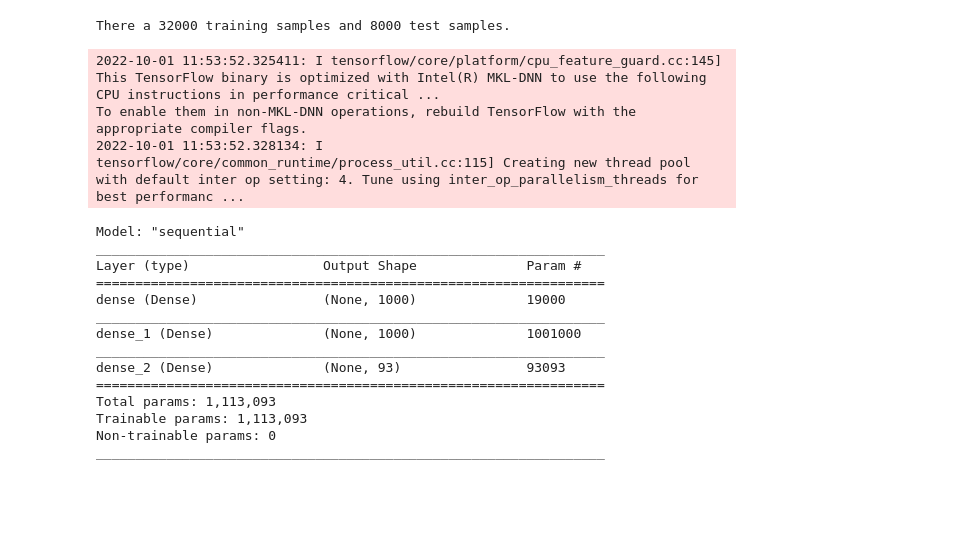
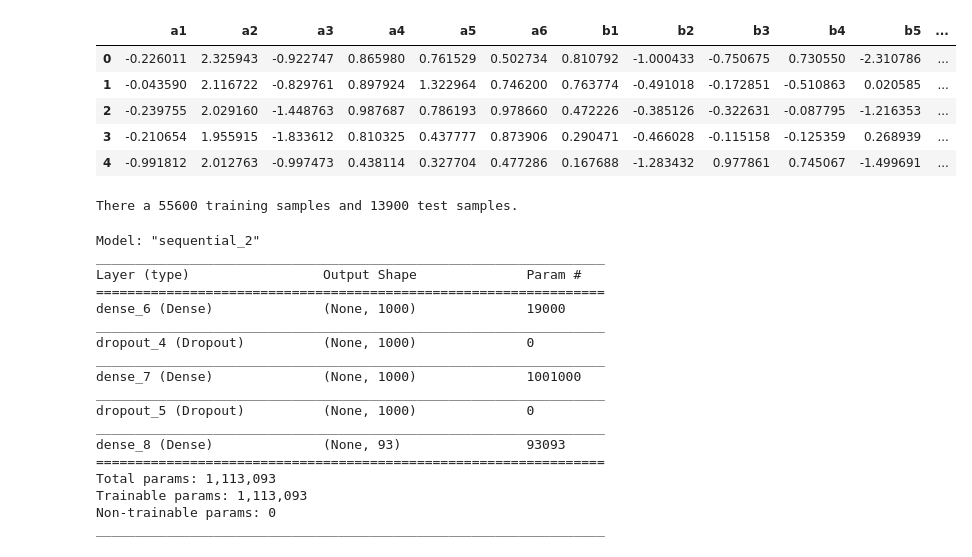
Before and after one commit to linus-md/REU, a Jupyter notebook: neural_count.ipynb, the cells around one changed output. Saved outputs shown, nothing was run; the diff lists cells and outputs as text; code cells hidden in the pictures; blank space fills up the shorter version.

```diff
--- a/neural_count.ipynb
+++ b/neural_count.ipynb
@@ -8,45 +11,60 @@ import numpy as np
 # %%
 # Import Data (Insert your path here)
 path = '/Users/las/Documents/GitHub/REU/data_v1.csv'
 df = pd.read_csv(path)
+df[df.no % 2==1] = df[df.no % 2==1] + 1
+df.head()
+# %% [output]
+|  | a1 | a2 | a3 | a4 | a5 | a6 | b1 | b2 | b3 | b4 | b5 | ... |
+| 0 | -0.226011 | 2.325943 | -0.922747 | 0.865980 | 0.761529 | 0.502734 | 0.810792 | -1.000433 | -0.750675 | 0.730550 | -2.310786 | ... |
+| 1 | -0.043590 | 2.116722 | -0.829761 | 0.897924 | 1.322964 | 0.746200 | 0.763774 | -0.491018 | -0.172851 | -0.510863 | 0.020585 | ... |
+| 2 | -0.239755 | 2.029160 | -1.448763 | 0.987687 | 0.786193 | 0.978660 | 0.472226 | -0.385126 | -0.322631 | -0.087795 | -1.216353 | ... |
+| 3 | -0.210654 | 1.955915 | -1.833612 | 0.810325 | 0.437777 | 0.873906 | 0.290471 | -0.466028 | -0.115158 | -0.125359 | 0.268939 | ... |
+| 4 | -0.991812 | 2.012763 | -0.997473 | 0.438114 | 0.327704 | 0.477286 | 0.167688 | -1.283432 | 0.977861 | 0.745067 | -1.499691 | ... |
 # %%
 # Create Training and Validation Data
 X_train, X_test, y_train, y_test = train_test_split(
-    df.drop("no", axis=1).astype('float64'),
-    round(df["no"]/2),
-    test_size=0.2, random_state=42)
+    df.drop("no", axis=1).astype('float64')[:69500],
+    df["no"][:69500]//2,
+    test_size=0.2, random_state=911)
 
 X_train, X_test, y_train, y_test = np.asarray(X_train), np.asarray(X_test), np.asarray(y_train), np.asarray(y_test)
 print(f"There a {len(X_train)} training samples and {len(X_test)} test samples.")
 # %% [output]
-There a 32000 training samples and 8000 test samples.
+There a 55600 training samples and 13900 test samples.
 # %%
 # Set Up Network Architecture
 model = keras.Sequential([
-    keras.layers.Dense(units=1000, activation='relu', input_shape=(18,)),
+    keras.layers.Dense(
+        units=1000, activation='relu', input_shape=(18,),
+        kernel_regularizer='l1_l2',
+        bias_regularizer='l1'),
+    keras.layers.Dropout(.2),
     keras.layers.Dense(units=1000, activation='relu'),
+    keras.layers.Dropout(.1),
     keras.layers.Dense(units=93, activation='softmax')
 ])
 
 model.summary()
 # %% [output]
-2022-10-01 11:53:52.325411: I tensorflow/core/platform/cpu_feature_guard.cc:145] This TensorFlow binary is optimized with Intel(R) MKL-DNN to use the following CPU instructions in performance critical ...
-To enable them in non-MKL-DNN operations, rebuild TensorFlow with the appropriate compiler flags.
-2022-10-01 11:53:52.328134: I tensorflow/core/common_runtime/process_util.cc:115] Creating new thread pool with default inter op setting: 4. Tune using inter_op_parallelism_threads for best performanc ...
+Model: "sequential_2"
+_________________________________________________________________
+Layer (type)                 Output Shape              Param #
+=================================================================
+dense_6 (Dense)              (None, 1000)              19000
+_________________________________________________________________
+dropout_4 (Dropout)          (None, 1000)              0
+_________________________________________________________________
+dense_7 (Dense)              (None, 1000)              1001000
+_________________________________________________________________
+dropout_5 (Dropout)          (None, 1000)              0
+_________________________________________________________________
+dense_8 (Dense)              (None, 93)                93093
+=================================================================
+Total params: 1,113,093
+Trainable params: 1,113,093
+Non-trainable params: 0
+_________________________________________________________________
-Model: "sequential"
-_________________________________________________________________
-Layer (type)                 Output Shape              Param #
-=================================================================
-dense (Dense)                (None, 1000)              19000
-_________________________________________________________________
-dense_1 (Dense)              (None, 1000)              1001000
-_________________________________________________________________
-dense_2 (Dense)              (None, 93)                93093
-=================================================================
-Total params: 1,113,093
-Trainable params: 1,113,093
-Non-trainable params: 0
-_________________________________________________________________
 # %%
 # Set up training
 sce = keras.losses.SparseCategoricalCrossentropy()
```
Also changed, not shown: parts of 9 cells of this notebook, 3 other files.
